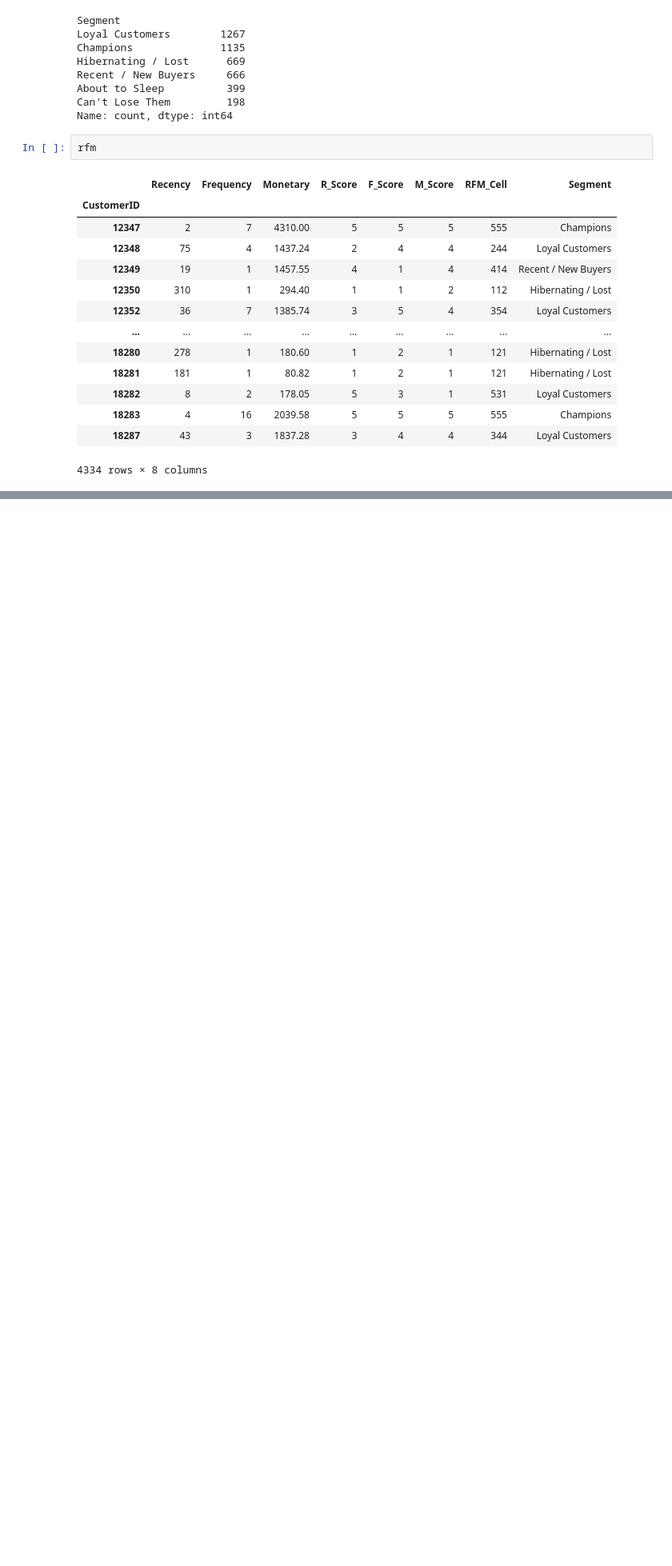
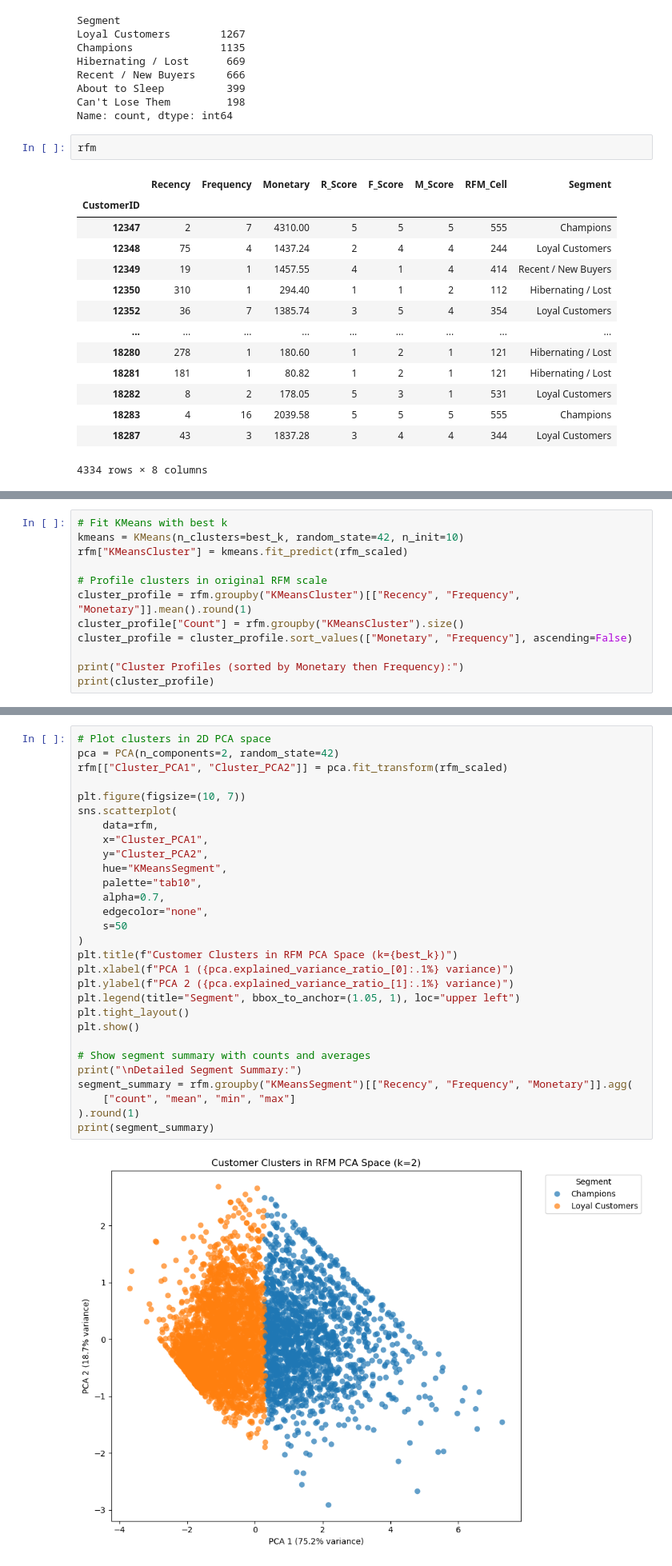
Before and after one commit to omar-saifi/RFM-Analysis, a Jupyter notebook: analyse.ipynb, the cells around one changed output, grey strips where cells are left out. Shown at 80% size. Saved outputs shown, nothing was run; the diff lists cells and outputs as text; blank space fills up the shorter version.

```diff
--- a/analyse.ipynb
+++ b/analyse.ipynb
@@ -645,0 +721,12 @@ rfm
+# %%
+# Fit KMeans with best k
+kmeans = KMeans(n_clusters=best_k, random_state=42, n_init=10)
+rfm["KMeansCluster"] = kmeans.fit_predict(rfm_scaled)
+
+# Profile clusters in original RFM scale
+cluster_profile = rfm.groupby("KMeansCluster")[["Recency", "Frequency", "Monetary"]].mean().round(1)
+cluster_profile["Count"] = rfm.groupby("KMeansCluster").size()
+cluster_profile = cluster_profile.sort_values(["Monetary", "Frequency"], ascending=False)
+
+print("Cluster Profiles (sorted by Monetary then Frequency):")
+print(cluster_profile)
@@ -645,0 +774,31 @@ rfm
+# %%
+# Plot clusters in 2D PCA space
+pca = PCA(n_components=2, random_state=42)
+rfm[["Cluster_PCA1", "Cluster_PCA2"]] = pca.fit_transform(rfm_scaled)
+
+plt.figure(figsize=(10, 7))
+sns.scatterplot(
+    data=rfm,
+    x="Cluster_PCA1",
+    y="Cluster_PCA2",
+    hue="KMeansSegment",
+    palette="tab10",
+    alpha=0.7,
+    edgecolor="none",
+    s=50
+)
+plt.title(f"Customer Clusters in RFM PCA Space (k={best_k})")
+plt.xlabel(f"PCA 1 ({pca.explained_variance_ratio_[0]:.1%} variance)")
+plt.ylabel(f"PCA 2 ({pca.explained_variance_ratio_[1]:.1%} variance)")
+plt.legend(title="Segment", bbox_to_anchor=(1.05, 1), loc="upper left")
+plt.tight_layout()
+plt.show()
+
+# Show segment summary with counts and averages
+print("\nDetailed Segment Summary:")
+segment_summary = rfm.groupby("KMeansSegment")[["Recency", "Frequency", "Monetary"]].agg(
+    ["count", "mean", "min", "max"]
+).round(1)
+print(segment_summary)
+# %% [output]
+[figure, added]
```
Also changed, not shown: parts of 6 cells of this notebook.
